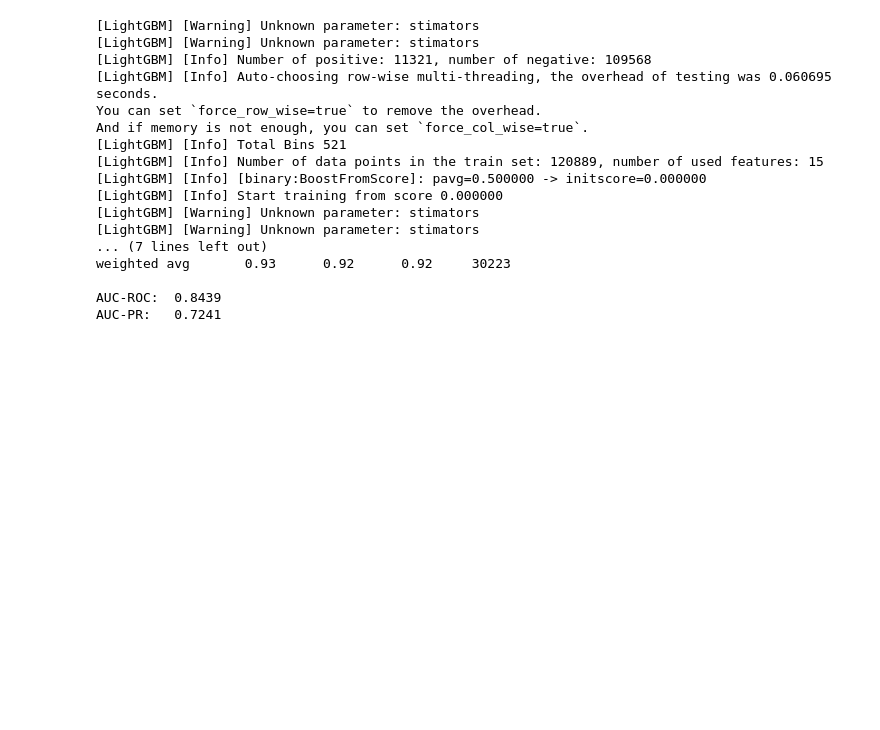
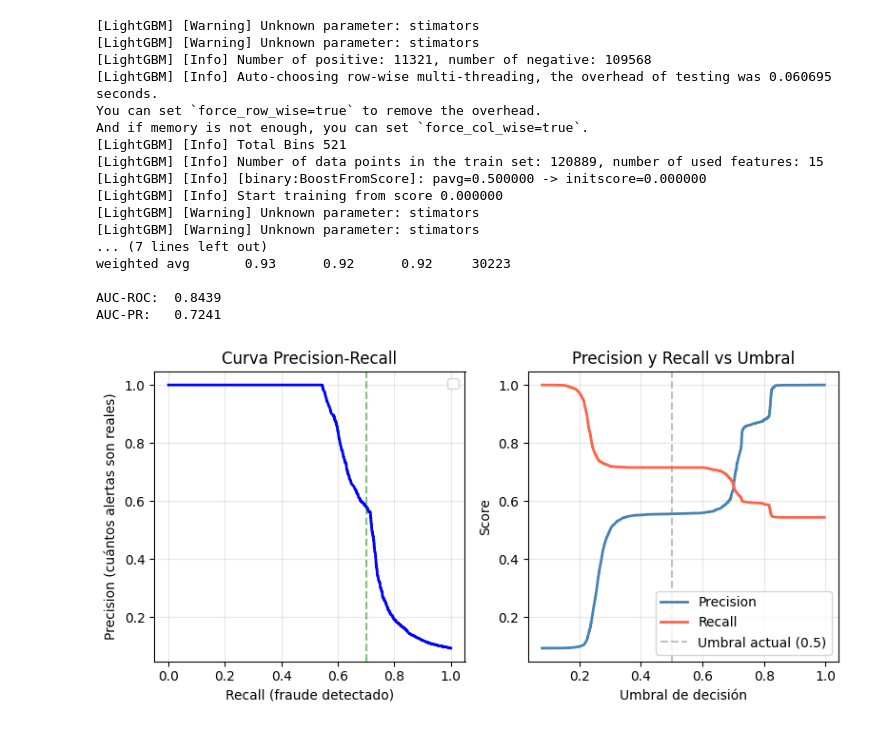
Before and after one commit to LLAES07/fraude_deteccion, a Jupyter notebook: notebook/main.ipynb, the cells around one changed output. Saved outputs shown, nothing was run; the diff lists cells and outputs as text; code cells hidden in the pictures; blank space fills up the shorter version.

Commit message:
Agregada curva preciosn revall y umbrales

```diff
--- a/notebook/main.ipynb
+++ b/notebook/main.ipynb
@@ -1904,3 +1904,32 @@ weighted avg       0.93      0.92      0.92     30223
 
 AUC-ROC:  0.8439
 AUC-PR:   0.7241
+# %%
+from sklearn.metrics import average_precision_score, precision_recall_curve
+
+precision, recall, thresholds = precision_recall_curve(y_test, y_pred_prob)
+# %%
+fig, ax = plt.subplots(1, 2, figsize=(8, 4))
+
+ax[0].plot(recall, precision, color='b', lw=2)
+ax[0].axvline(x=0.7, color='g', linestyle='--', alpha=0.5)
+ax[0].set_xlabel('Recall (fraude detectado)')
+ax[0].set_ylabel('Precision (cuántos alertas son reales)')
+ax[0].set_title('Curva Precision-Recall')
+ax[0].legend()
+ax[0].grid(alpha=0.3)
+
+
+ax[1].plot(thresholds, precision[:-1], label='Precision', color='steelblue', lw=2)
+ax[1].plot(thresholds, recall[:-1],    label='Recall',    color='tomato',    lw=2)
+ax[1].axvline(x=0.5, color='gray', linestyle='--', alpha=0.5, label='Umbral actual (0.5)')
+ax[1].set_xlabel('Umbral de decisión')
+ax[1].set_ylabel('Score')
+ax[1].set_title('Precision y Recall vs Umbral')
+ax[1].legend()
+ax[1].grid(alpha=0.3)
+
+plt.tight_layout()
+plt.show()
+# %% [output]
+[figure, added]
```
Also changed, not shown: parts of 1 cell of this notebook.
